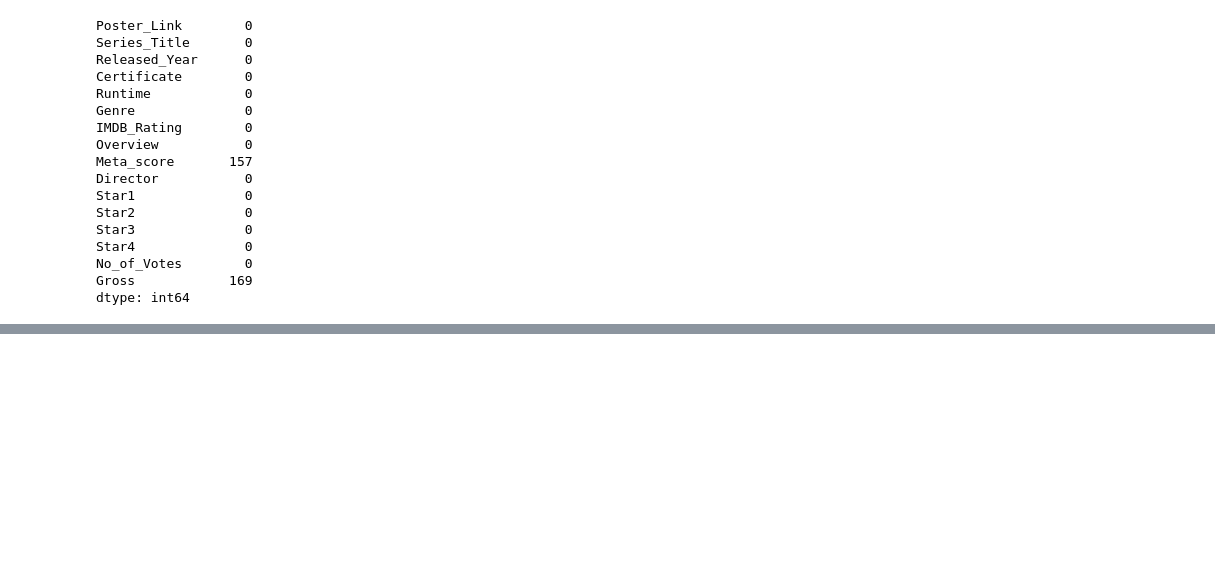
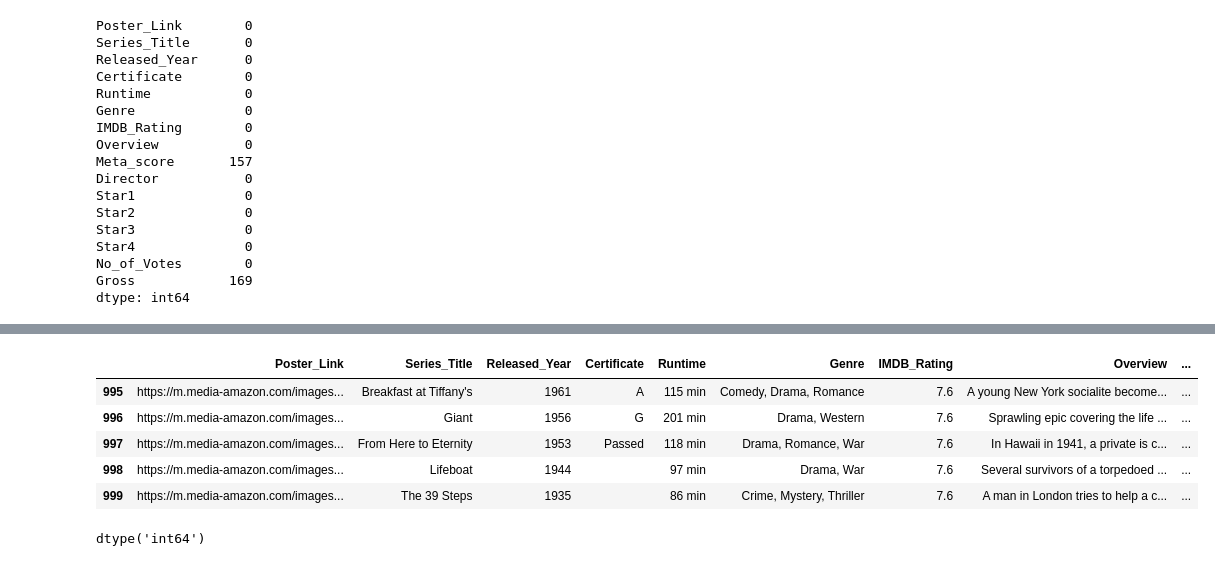
Before and after one commit to vqgquan/IMDB_movie_data_analysis_project, a Jupyter notebook: imdb_analysis.ipynb, the cells around one changed output, grey strips where cells are left out. Drawn from its saved outputs; the diff is of its cells as text; code cells hidden in the pictures; blank space fills up the shorter version.

```diff
--- a/imdb_analysis.ipynb
+++ b/imdb_analysis.ipynb
@@ -61,0 +90,9 @@ dtype: int64
+# %%
+imdb_dataset.tail()
+# %% [output]
+|  | Poster_Link | Series_Title | Released_Year | Certificate | Runtime | Genre | IMDB_Rating | Overview | ... |
+| 995 | https://m.media-amazon.com/images... | Breakfast at Tiffany's | 1961 | A | 115 min | Comedy, Drama, Romance | 7.6 | A young New York socialite become... | ... |
+| 996 | https://m.media-amazon.com/images... | Giant | 1956 | G | 201 min | Drama, Western | 7.6 | Sprawling epic covering the life ... | ... |
+| 997 | https://m.media-amazon.com/images... | From Here to Eternity | 1953 | Passed | 118 min | Drama, Romance, War | 7.6 | In Hawaii in 1941, a private is c... | ... |
+| 998 | https://m.media-amazon.com/images... | Lifeboat | 1944 |  | 97 min | Drama, War | 7.6 | Several survivors of a torpedoed ... | ... |
+| 999 | https://m.media-amazon.com/images... | The 39 Steps | 1935 |  | 86 min | Crime, Mystery, Thriller | 7.6 | A man in London tries to help a c... | ... |
@@ -61,0 +101,4 @@ dtype: int64
+# %%
+imdb_dataset["Gross"].dtype
+# %% [output]
+dtype('int64')
```
Also changed, not shown: parts of 7 cells of this notebook.
